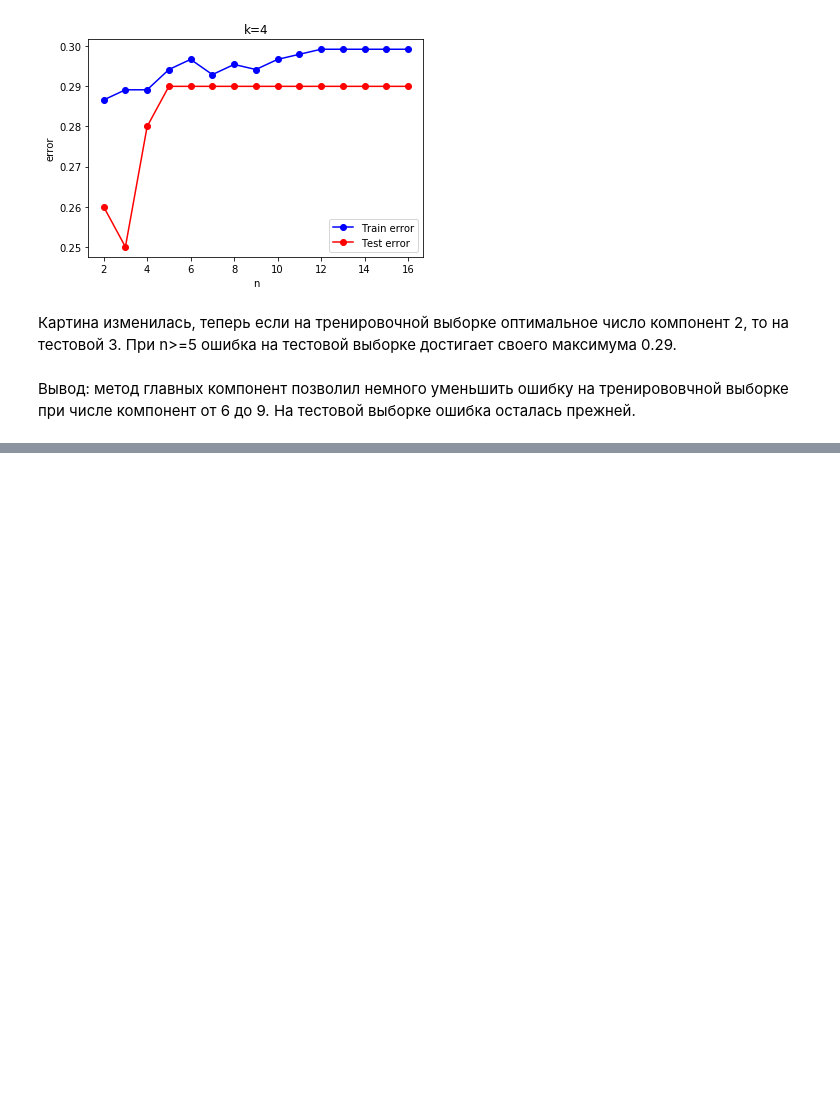
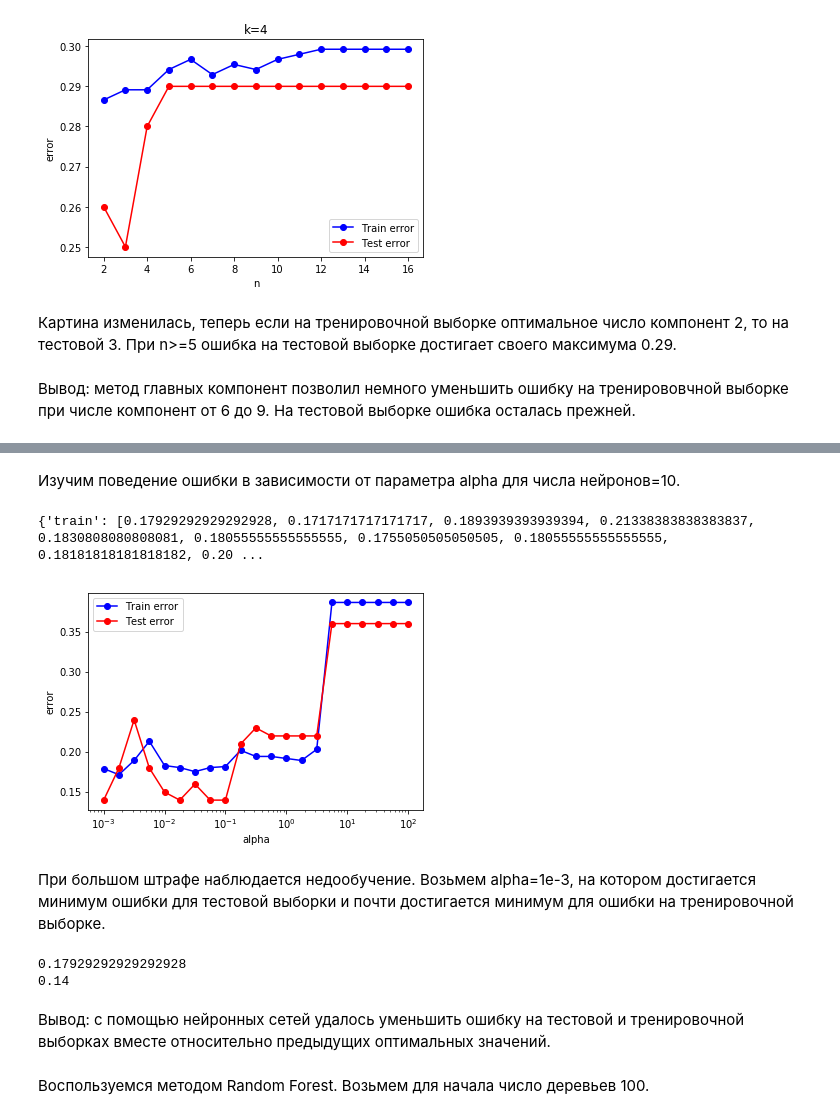
Before and after one commit to PanovaElena/MachineLearning, a Jupyter notebook: task_10.10.19.ipynb, the cells around one changed output, grey strips where cells are left out. Cells and saved outputs as stored; diff of their text form; code cells hidden in the pictures; blank space fills up the shorter version.

```diff
--- a/task_10.10.19.ipynb
+++ b/task_10.10.19.ipynb
@@ -390,0 +476,53 @@ plt.show()
+# %% [markdown]
+Изучим поведение ошибки в зависимости от параметра alpha для числа нейронов=10.
+# %%
+alpha = np.logspace(-3, 2, 21)
+
+def computeErrorMLP_Alpha():
+    error = {'train':[], 'test':[]}
+
+    for a in alpha:
+        mlp = MLPClassifier(alpha=a, hidden_layer_sizes = (10,), solver = 'lbfgs', activation = 'logistic', random_state = 42)
+        mlp.fit(X_train, y_train)
+
+        y_train_predict_mlp = mlp.predict(X_train)
+        y_test_predict_mlp = mlp.predict(X_test)
+
+        error['train'].append(np.mean(y_train != y_train_predict_mlp))
+        error['test'].append(np.mean(y_test != y_test_predict_mlp))
+
+    return error
+# %%
+error = computeErrorMLP_Alpha()
+print(error)
+# %% [output]
+{'train': [0.17929292929292928, 0.1717171717171717, 0.1893939393939394, 0.21338383838383837, 0.1830808080808081, 0.18055555555555555, 0.1755050505050505, 0.18055555555555555, 0.18181818181818182, 0.20 ...
+# %%
+plt.semilogx(alpha, error['train'], '-ob', label="Train error")
+plt.semilogx(alpha, error['test'], '-or', label="Test error")
+plt.xlabel('alpha')
+plt.ylabel('error')
+plt.legend()
+plt.show()
+# %% [output]
+[figure, added]
+# %% [markdown]
+При большом штрафе наблюдается недообучение. Возьмем alpha=1e-3, на котором достигается минимум ошибки для тестовой выборки и почти достигается минимум для ошибки на тренировочной выборке.
+# %%
+mlp = MLPClassifier(alpha = 1e-3, hidden_layer_sizes = (10,), solver = 'lbfgs', activation = 'logistic', random_state = 42)
+mlp.fit(X_train, y_train)
+
+y_train_predict_mlp = mlp.predict(X_train)
+err_train_mlp = np.mean(y_train != y_train_predict_mlp)
+print(err_train_mlp)
+
+y_test_predict_mlp = mlp.predict(X_test)
+err_test_mlp = np.mean(y_test != y_test_predict_mlp)
+print(err_test_mlp)
+# %% [output]
+0.17929292929292928
+0.14
+# %% [markdown]
+Вывод: с помощью нейронных сетей удалось уменьшить ошибку на тестовой и тренировочной выборках вместе относительно предыдущих оптимальных значений.
+# %% [markdown]
+Воспользуемся методом Random Forest. Возьмем для начала число деревьев 100.
```
Also changed, not shown: parts of 39 cells of this notebook.
